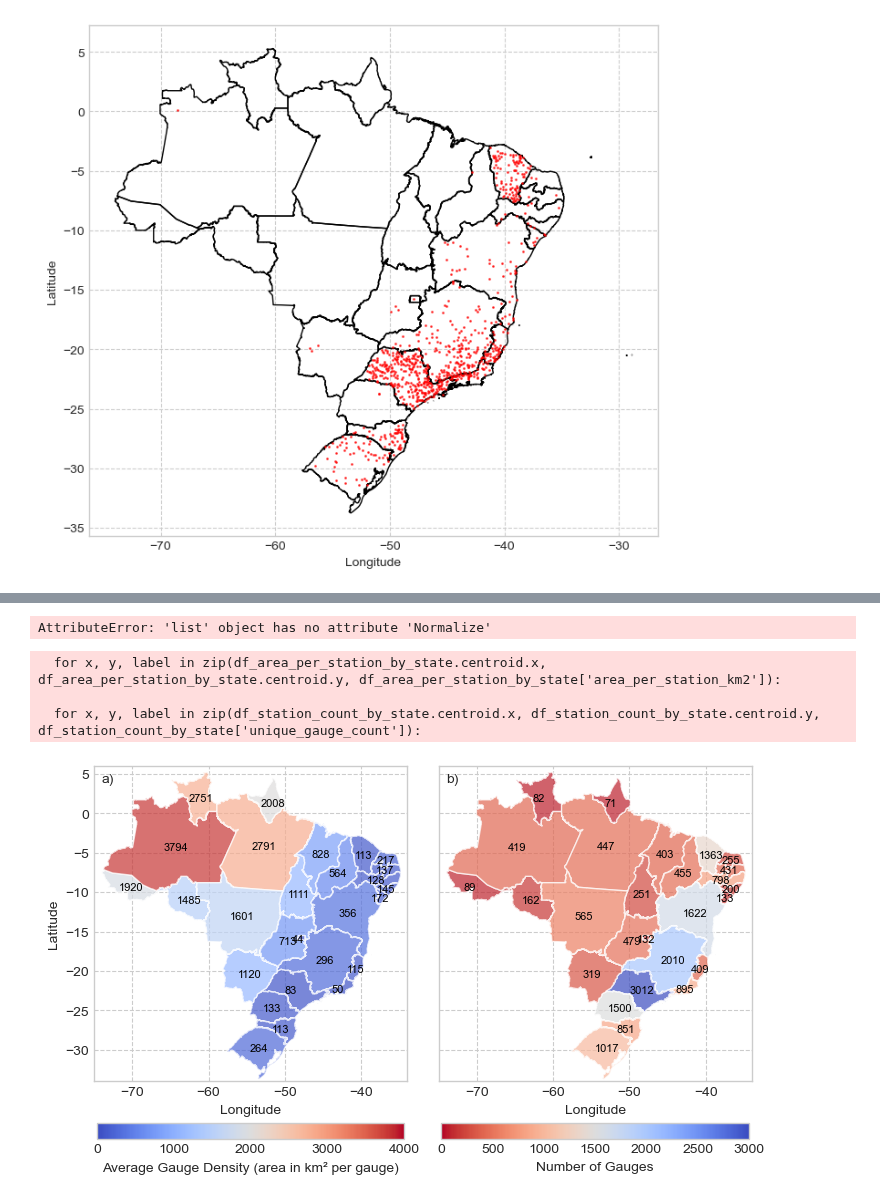
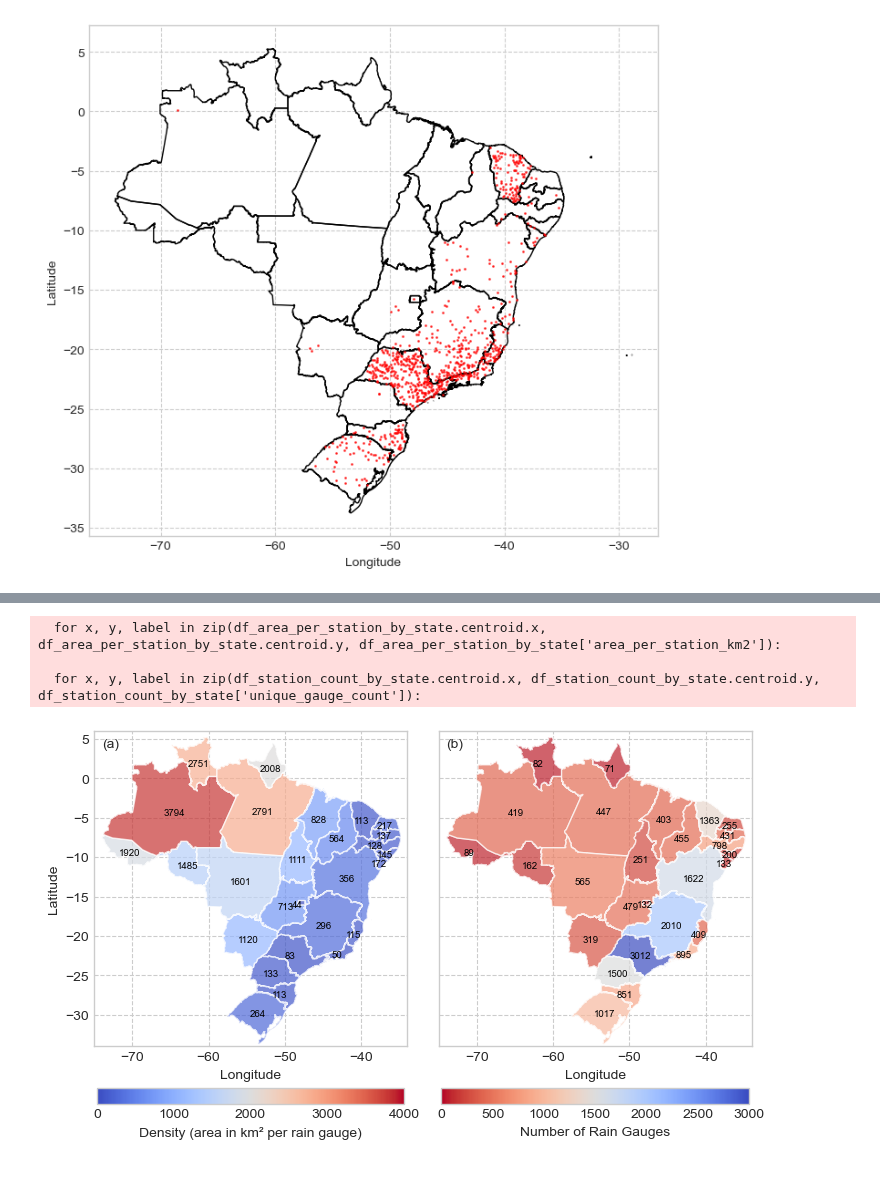
Before and after one commit to LARHENA/UFPB_Brain-D, a Jupyter notebook: Scripts e Dados/1.6 - Data summary.ipynb, the cells around one changed output, grey strips where cells are left out. Cells and saved outputs as stored; diff of their text form; code cells hidden in the pictures.

```diff
--- a/Scripts e Dados/1.6 - Data summary.ipynb
+++ b/Scripts e Dados/1.6 - Data summary.ipynb
@@ -1063,7 +1062,7 @@ df_active_years_count_subdaily
 | 3 | [4, 5) | 5197 |
 # %%
 # Criar bins
-bins_hidroweb = list(range(0, 80, 10))
+bins_hidroweb = list(range(0, 61, 10))
 bins_subdaily = list(range(1, 6, 1))
 
 # Filtrar dados
@@ -1079,16 +1078,16 @@ count_hidroweb = hidroweb.groupby('active_years_bin').agg({'gauge_code': 'count'
 count_subdaily = subdaily.groupby('active_years_bin').agg({'gauge_code': 'count'}).reset_index()
 
 # Criar subplots lado a lado
-fig, axes = plt.subplots(1, 2, figsize=(7.5, 4), gridspec_kw={'width_ratios': [7, 4]}, sharey=True)
+fig, axes = plt.subplots(1, 2, figsize=(7.5, 4), gridspec_kw={'width_ratios': [6, 4]}, sharey=True)
 
 # Histograma HIDROWEB
 n, bins, patches = axes[0].hist(hidroweb['num_years_activity'], bins=bins_hidroweb, color='grey', edgecolor='black')
 for patch, count in zip(patches, count_hidroweb['gauge_code']):
     axes[0].text(patch.get_x() + patch.get_width() / 2, patch.get_height() + 50, str(count), ha='center')
-axes[0].set_xlim(-5, 75)
+axes[0].set_xlim(-5, 65)
 axes[0].set_ylim(0, 6000)
-axes[0].set_xlabel('Number of Years with Valid Data')
-axes[0].set_ylabel('Number of Stations')
+axes[0].set_xlabel('Record Length (Years)')
+axes[0].set_ylabel('Number of Rain Gauges')
 # axes[0].set_title('a) HIDROWEB', loc = 'left')
 axes[0].grid(True)
 
@@ -1098,17 +1097,17 @@ for patch, count in zip(patches, count_subdaily['gauge_code']):
     axes[1].text(patch.get_x() + patch.get_width() / 2, patch.get_height() + 50, str(count), ha='center')
 axes[1].set_xlim(0.5, 5.5)
 axes[1].set_ylim(0, 6000)
-axes[1].set_xlabel('Number of Years with Valid Data')
+axes[1].set_xlabel('Record Length (Years)')
 # axes[1].set_title('b) TELEMETRIA, CEMADEN, INMET', loc = 'left')
 axes[1].grid(True)
 
-for ax, letter, position in zip(axes, ["a) HidroWeb\n    (1961 to 2020)", "b) Telemetria, CEMADEN, INMET\n    (2021 to 2024)"], [[-4, 5500],[0.6, 5500]]):
+for ax, letter, position in zip(axes, ["(a) HidroWeb\n    (1961 to 2020)", "(b) Telemetria, CEMADEN, INMET\n    (2021 to 2024)"], [[-4, 5500],[0.6, 5500]]):
     ax.grid(True, linestyle='--')
     ax.text(position[0], position[1], letter, fontsize=10)
 
 plt.grid(True)
 plt.tight_layout()
-plt.savefig('./figures/active_years_distribution_subdaily_daily.tiff', dpi=300, bbox_inches='tight')
+plt.savefig('./figures/Figure_2_active_years_distribution_subdaily_daily.tiff', dpi=300, bbox_inches='tight')
 plt.show()
 
 plt.close()
@@ -1486,8 +1472,6 @@ plt.close()
 # %%
-norm1 = colors.Normalize(vmin=0, vmax=4000)
-norm2 = colors.Normalize(vmin=0, vmax=3000)
+norm1 = mcolors.Normalize(vmin=0, vmax=4000)
+norm2 = mcolors.Normalize(vmin=0, vmax=3000)
-# %% [output]
-AttributeError: 'list' object has no attribute 'Normalize'
 # %%
 # Ensure both datasets use the same CRS
 brazil_states = geobr.read_state(year=2020)
@@ -1524,12 +1508,12 @@ df_area_per_station_by_state.plot(
     legend_kwds={
         'pad': 0.1,
         'shrink': 0.95,
-        'label': 'Average Gauge Density (area in km² per gauge)',
+        'label': 'Density (area in km² per rain gauge)',
         'orientation': 'horizontal'
     }
 )
 for x, y, label in zip(df_area_per_station_by_state.centroid.x, df_area_per_station_by_state.centroid.y, df_area_per_station_by_state['area_per_station_km2']):
-    axs[0].annotate(label, xy=(x, y), xytext=(-7, -3), textcoords="offset points", color="black", rotation=0, fontsize=8)
+    axs[0].annotate(label, xy=(x, y), xytext=(-7, -3), textcoords="offset points", color="black", rotation=0, fontsize=7)
 
 # axs[0].set_title('Gauge Density by State in Brazil')
 axs[0].set_xlabel('Longitude')
@@ -1540,38 +1524,38 @@ df_station_count_by_state.plot(
     ax=axs[1],
     edgecolor='white',
     column='unique_gauge_count',
     legend=True,
     cmap='coolwarm_r',
     norm = norm2,
     alpha=0.7,
     legend_kwds={
         'pad': 0.1,
         'shrink': 0.95,
-        'label': 'Number of Gauges',
+        'label': 'Number of Rain Gauges',
         'orientation': 'horizontal'
     }
 )
 for x, y, label in zip(df_station_count_by_state.centroid.x, df_station_count_by_state.centroid.y, df_station_count_by_state['unique_gauge_count']):
-    axs[1].annotate(label, xy=(x, y), xytext=(-7, -3), textcoords="offset points", color="black", rotation=0, fontsize=8)
+    axs[1].annotate(label, xy=(x, y), xytext=(-7, -3), textcoords="offset points", color="black", rotation=0, fontsize=7)
 
 # axs[1].set_title('Number of Gauges by State in Brazil')
 axs[1].set_xlabel('Longitude')
 
-for ax, letter in zip(axs, ["a)", "b)"]):
+for ax, letter in zip(axs, ["(a)", "(b)"]):
     ax.set_xlim(-75, -34)
     ax.set_ylim(-34, 6)
     ax.grid(True, linestyle='--')
     ax.text(-74, 4, letter)
 
 plt.tight_layout()
-plt.savefig('./figures/combined_gauge_maps_figure_4_horizontal.tiff', dpi=300, bbox_inches='tight')
+plt.savefig('./figures/Figure_4_combined_gauge_maps_figure_4_horizontal.tiff', dpi=300, bbox_inches='tight')
 plt.show()
 plt.close()
 # %% [output]
   for x, y, label in zip(df_area_per_station_by_state.centroid.x, df_area_per_station_by_state.centroid.y, df_area_per_station_by_state['area_per_station_km2']):
 
   for x, y, label in zip(df_station_count_by_state.centroid.x, df_station_count_by_state.centroid.y, df_station_count_by_state['unique_gauge_count']):
-[figure, old version]
+[figure, new version]
 # %%
 # # Load the Brazilian states shapefile
 # brazil_states = geobr.read_state(year=2020)
```
Also changed, not shown: parts of 6 cells of this notebook, 3 other files.
